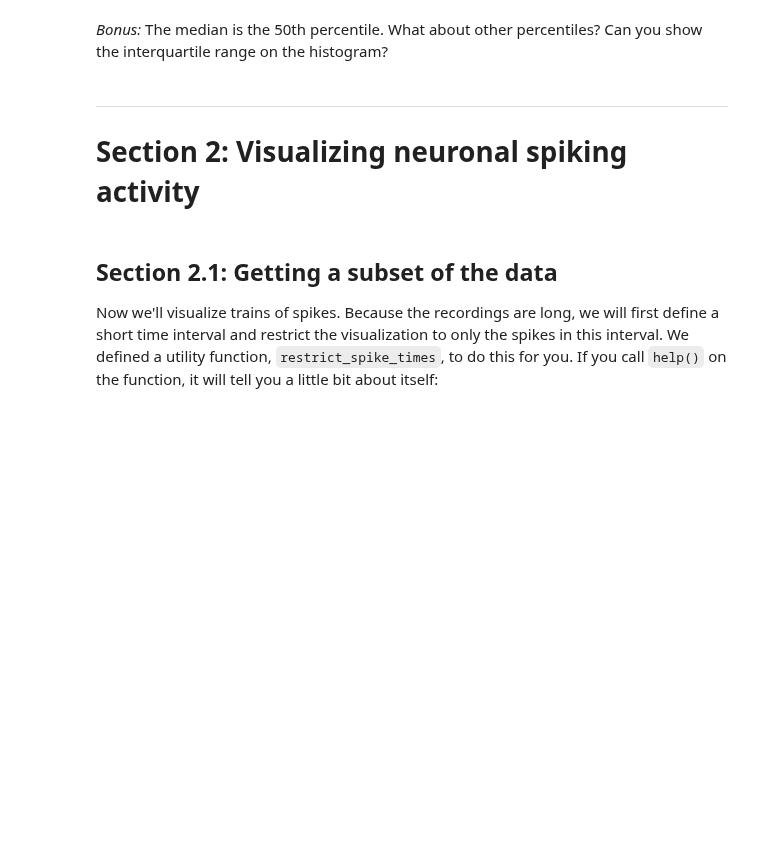
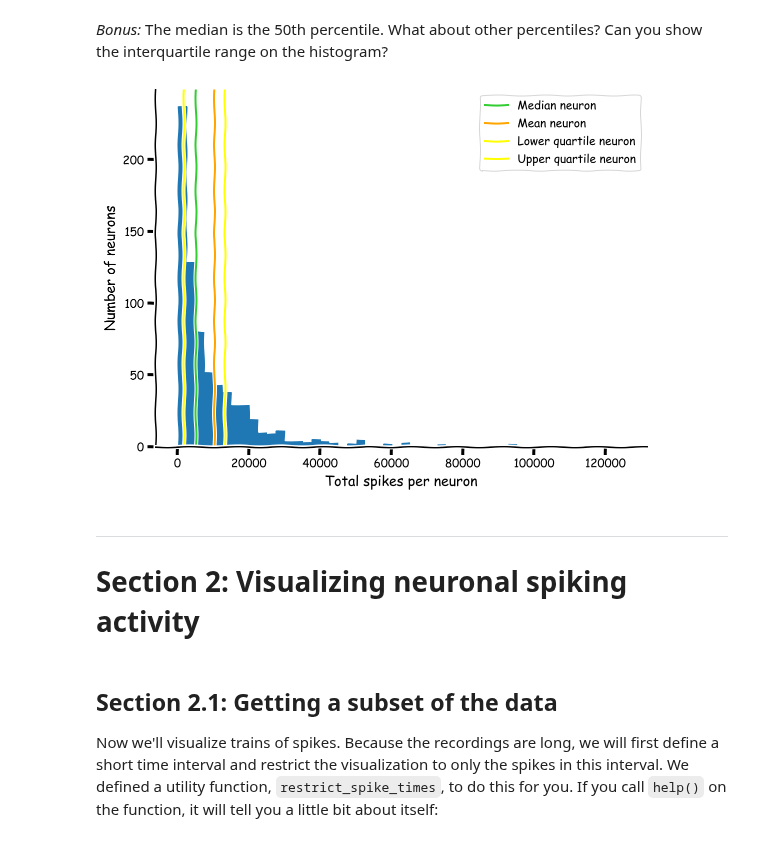
Before and after one commit to Benorli/course-content, a Jupyter notebook: tutorials/W1D1_ModelTypes/W1D1_Tutorial1.ipynb, the cells around one changed output. Drawn from its saved outputs; the diff is of its cells as text; code cells hidden in the pictures; blank space fills up the shorter version.

```diff
--- a/tutorials/W1D1_ModelTypes/W1D1_Tutorial1.ipynb
+++ b/tutorials/W1D1_ModelTypes/W1D1_Tutorial1.ipynb
@@ -229,6 +266,21 @@ with plt.xkcd():
 # %% [markdown]
 
 *Bonus:* The median is the 50th percentile. What about other percentiles? Can you show the interquartile range on the histogram?
+# %%
+lq_spike_count = np.percentile(total_spikes_per_neuron, 25)
+uq_spike_count = np.percentile(total_spikes_per_neuron, 75)
+
+with plt.xkcd():
+    plt.hist(total_spikes_per_neuron, bins=50, histtype="stepfilled")
+    plt.axvline(median_spike_count, color="limegreen", label="Median neuron")
+    plt.axvline(mean_spike_count, color="orange", label="Mean neuron")
+    plt.axvline(lq_spike_count, color="yellow", label="Lower quartile neuron")
+    plt.axvline(uq_spike_count, color="yellow", label="Upper quartile neuron")
+    plt.xlabel("Total spikes per neuron")
+    plt.ylabel("Number of neurons")
+    plt.legend()
+# %% [output]
+[figure, added]
 # %% [markdown]
 ---
 
```
Also changed, not shown: parts of 29 cells of this notebook.
